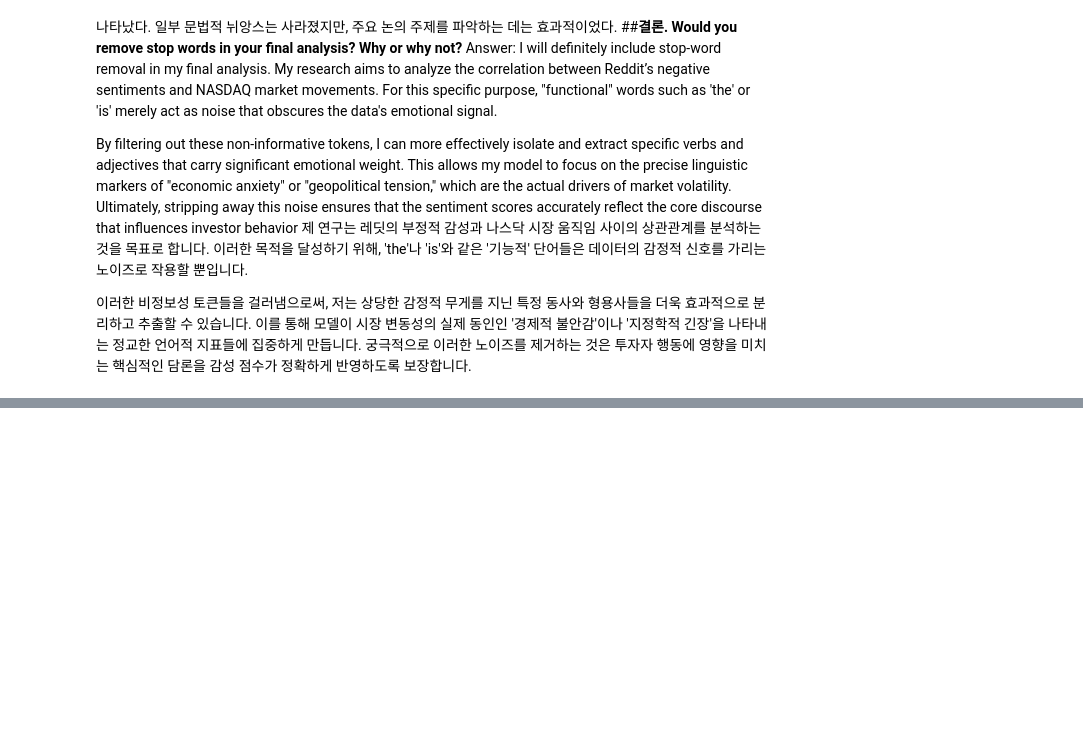
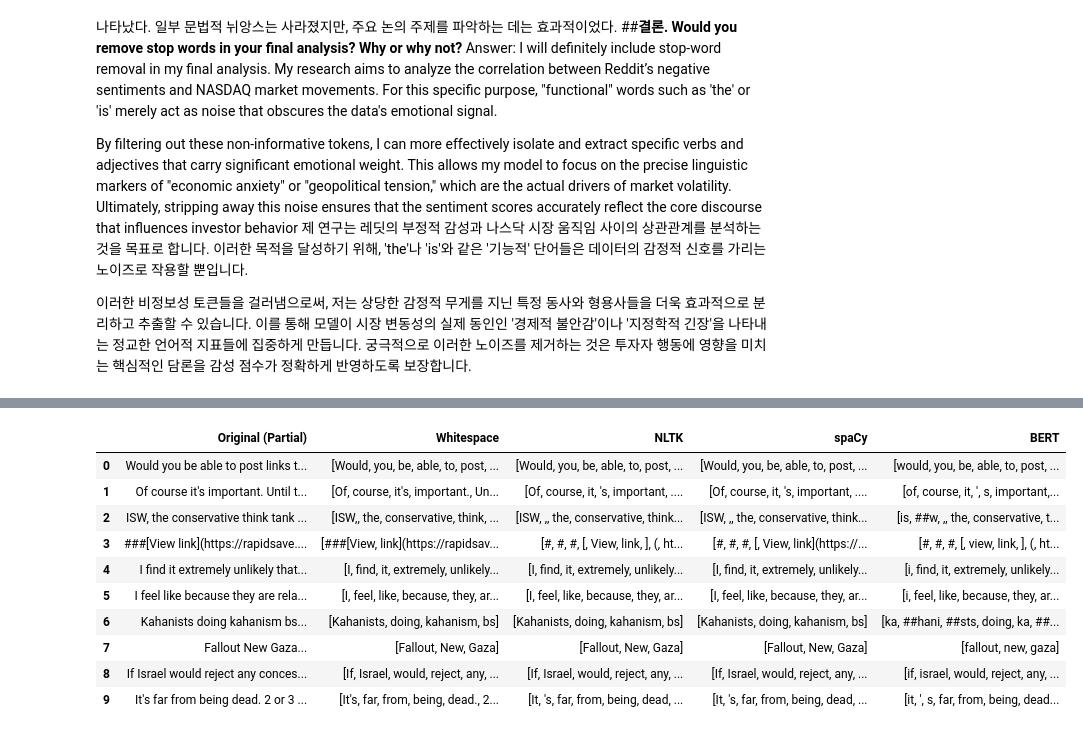
Before and after one commit to timjin06/Cinema-Guide-Project, a Jupyter notebook: asgmt2_text_preprocessing.ipynb, the cells around one changed output, grey strips where cells are left out. Drawn from its saved outputs; the diff is of its cells as text; code cells hidden in the pictures; blank space fills up the shorter version.

```diff
--- a/asgmt2_text_preprocessing.ipynb
+++ b/asgmt2_text_preprocessing.ipynb
@@ -255,0 +224,38 @@ Your answer which tokenizer you think is better for your data and task
+# %%
+# Q3-2
+import pandas as pd
+import nltk
+import spacy
+from transformers import AutoTokenizer
+from nltk.tokenize import word_tokenize
+
+# 준비물 로드
+nltk.download('punkt')
+nltk.download('punkt_tab')
+nlp = spacy.load("en_core_web_sm")
+bert_tokenizer = AutoTokenizer.from_pretrained("bert-base-uncased")
+
+# 10개 샘플 추출
+sample_texts = df_raw['self_text'].head(10).tolist()
+
+# 결과를 저장할 리스트
+results = []
+
+for text in sample_texts:
+    # 샘플 길이 조절
+    sample = text[:150]
+
+    # 각 방식별 토큰화 실행
+    ws_tokens = sample.split()
+    nl_tokens = word_tokenize(sample)
+    sp_tokens = [token.text for token in nlp(sample)]
+    bt_tokens = bert_tokenizer.tokenize(sample)
+
+    # 표에 넣기 위해 딕셔너리 형태로 저장
+    results.append({
+        "Original (Partial)": sample[:50] + "...",
+        "Whitespace": ws_tokens[:10],
+        "NLTK": nl_tokens[:10],
+        "spaCy": sp_tokens[:10],
+        "BERT": bt_tokens[:10]
+    })
@@ -255,0 +267,15 @@ Your answer which tokenizer you think is better for your data and task
+# %%
+df_comparison = pd.DataFrame(results)
+display(df_comparison)
+# %% [output]
+|  | Original (Partial) | Whitespace | NLTK | spaCy | BERT |
+| 0 | Would you be able to post links t... | [Would, you, be, able, to, post, ... | [Would, you, be, able, to, post, ... | [Would, you, be, able, to, post, ... | [would, you, be, able, to, post, ... |
+| 1 | Of course it's important. Until t... | [Of, course, it's, important., Un... | [Of, course, it, 's, important, .... | [Of, course, it, 's, important, .... | [of, course, it, ', s, important,... |
+| 2 | ISW, the conservative think tank ... | [ISW,, the, conservative, think, ... | [ISW, ,, the, conservative, think... | [ISW, ,, the, conservative, think... | [is, ##w, ,, the, conservative, t... |
+| 3 | ###[View link](https://rapidsave.... | [###[View, link](https://rapidsav... | [#, #, #, [, View, link, ], (, ht... | [#, #, #, [, View, link](https://... | [#, #, #, [, view, link, ], (, ht... |
+| 4 | I find it extremely unlikely that... | [I, find, it, extremely, unlikely... | [I, find, it, extremely, unlikely... | [I, find, it, extremely, unlikely... | [i, find, it, extremely, unlikely... |
+| 5 | I feel like because they are rela... | [I, feel, like, because, they, ar... | [I, feel, like, because, they, ar... | [I, feel, like, because, they, ar... | [i, feel, like, because, they, ar... |
+| 6 | Kahanists doing kahanism bs... | [Kahanists, doing, kahanism, bs] | [Kahanists, doing, kahanism, bs] | [Kahanists, doing, kahanism, bs] | [ka, ##hani, ##sts, doing, ka, ##... |
+| 7 | Fallout New Gaza... | [Fallout, New, Gaza] | [Fallout, New, Gaza] | [Fallout, New, Gaza] | [fallout, new, gaza] |
+| 8 | If Israel would reject any conces... | [If, Israel, would, reject, any, ... | [If, Israel, would, reject, any, ... | [If, Israel, would, reject, any, ... | [if, israel, would, reject, any, ... |
+| 9 | It's far from being dead. 2 or 3 ... | [It's, far, from, being, dead., 2... | [It, 's, far, from, being, dead, ... | [It, 's, far, from, being, dead, ... | [it, ', s, far, from, being, dead... |
```
Also changed, not shown: parts of 9 cells of this notebook.
